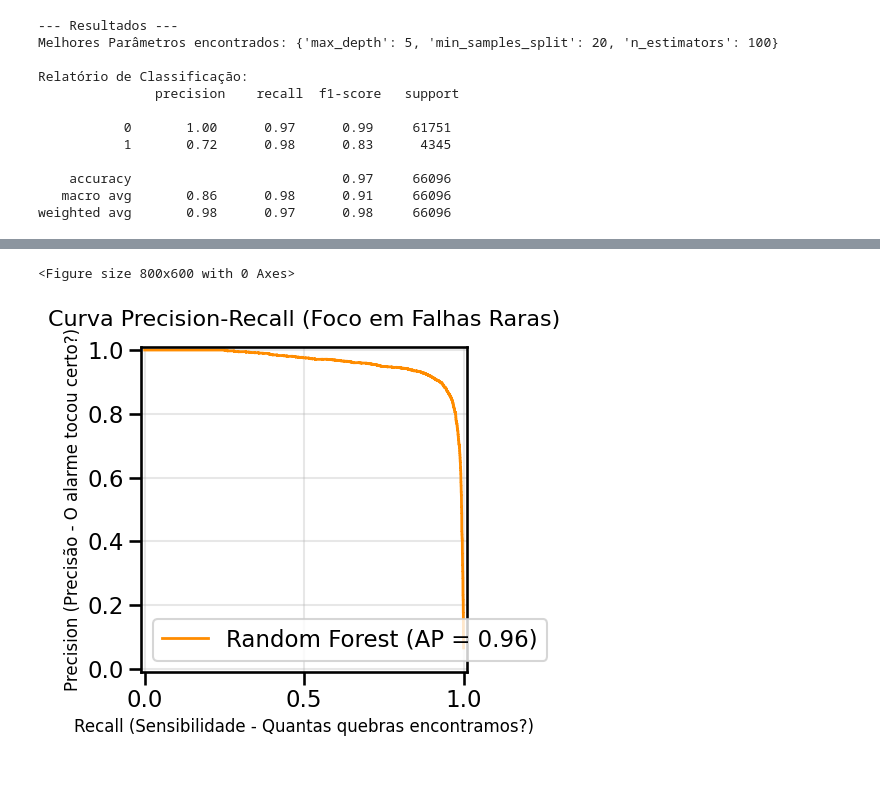
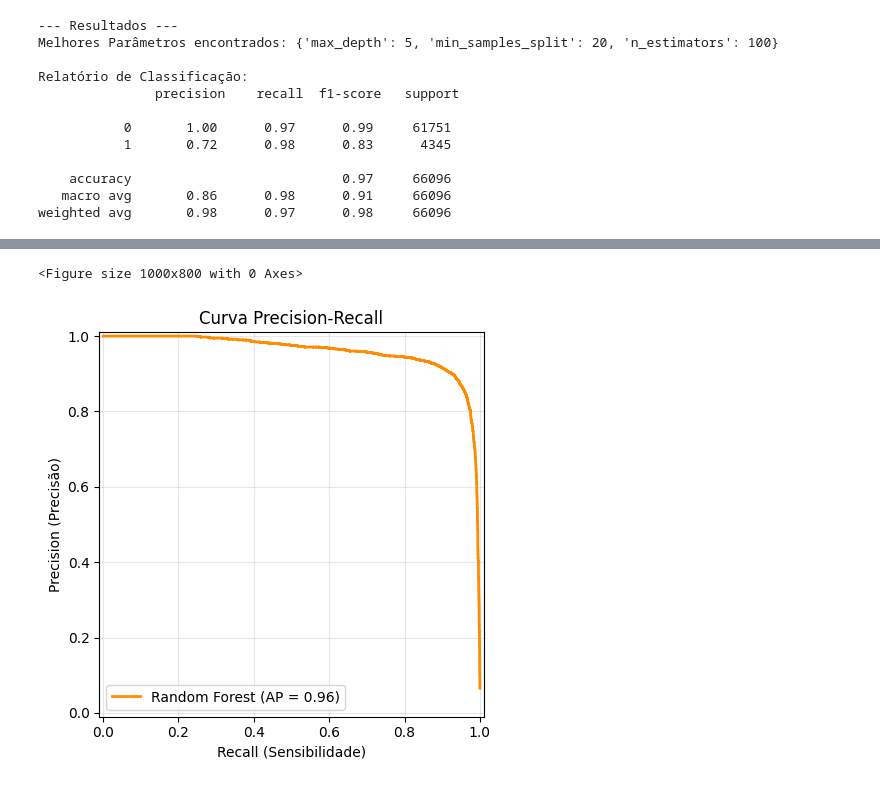
Before and after one commit to ASFischer/teste_industriall, a Jupyter notebook: modelling.ipynb, the cells around one changed output, grey strips where cells are left out. Saved outputs shown, nothing was run; the diff lists cells and outputs as text; code cells hidden in the pictures.

```diff
--- a/modelling.ipynb
+++ b/modelling.ipynb
@@ -66,7 +58,7 @@ GridSearchCV(cv=5,
 # %%
-# 5. Avaliando o Vencedor
-melhor_rf = grid_search.best_estimator_
-y_pred = melhor_rf.predict(X_test)
+#Avaliando o modelo vencedor
+best_rf = grid_search.best_estimator_
+y_pred = best_rf.predict(X_test)
 
 print("\n--- Resultados ---")
 print("Melhores Parâmetros encontrados:", grid_search.best_params_)
@@ -181,25 +165,22 @@ plt.show()
 # %%
-from sklearn.metrics import PrecisionRecallDisplay
-import matplotlib.pyplot as plt
+plt.figure(figsize=(10, 8))
 
-plt.figure(figsize=(8, 6))
-
-# O Scikit-Learn tem uma função pronta que desenha o gráfico automaticamente
-# Precisamos passar o modelo treinado (melhor_rf), os dados de teste e o eixo
+#Passo o modelo treinado (melhor_rf), os dados de teste e o eixo
 display = PrecisionRecallDisplay.from_estimator(
-    melhor_rf, X_test, y_test,
+    best_rf, X_test, y_test,
     name="Random Forest",
     color="darkorange",
     linewidth=2
 )
 
-plt.title('Curva Precision-Recall (Foco em Falhas Raras)', fontsize=16, pad=15)
-plt.xlabel('Recall (Sensibilidade - Quantas quebras encontramos?)', fontsize=12)
-plt.ylabel('Precision (Precisão - O alarme tocou certo?)', fontsize=12)
+plt.title('Curva Precision-Recall')
+plt.xlabel('Recall (Sensibilidade)')
+plt.ylabel('Precision (Precisão)')
 
 plt.grid(True, alpha=0.3)
 plt.tight_layout()
+plt.savefig('modelling_plots/precision_recall.png')
 plt.show()
 # %% [output]
-<Figure size 800x600 with 0 Axes>
+<Figure size 1000x800 with 0 Axes>
-[figure, old version]
+[figure, new version]
```
Also changed, not shown: parts of 5 cells of this notebook, 10 other files.
